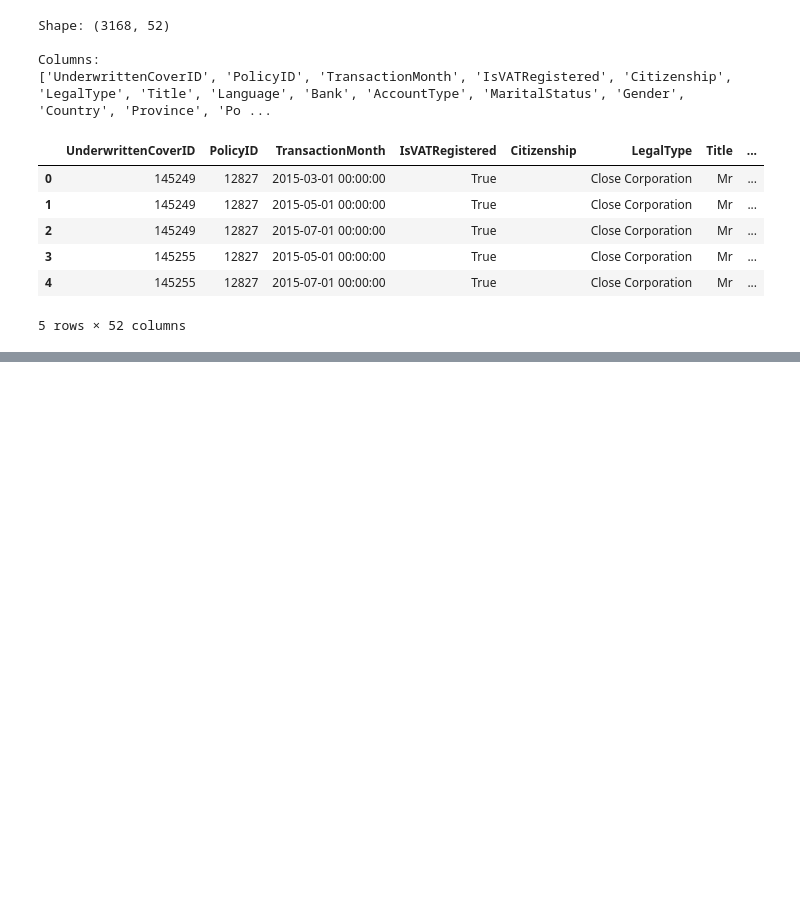
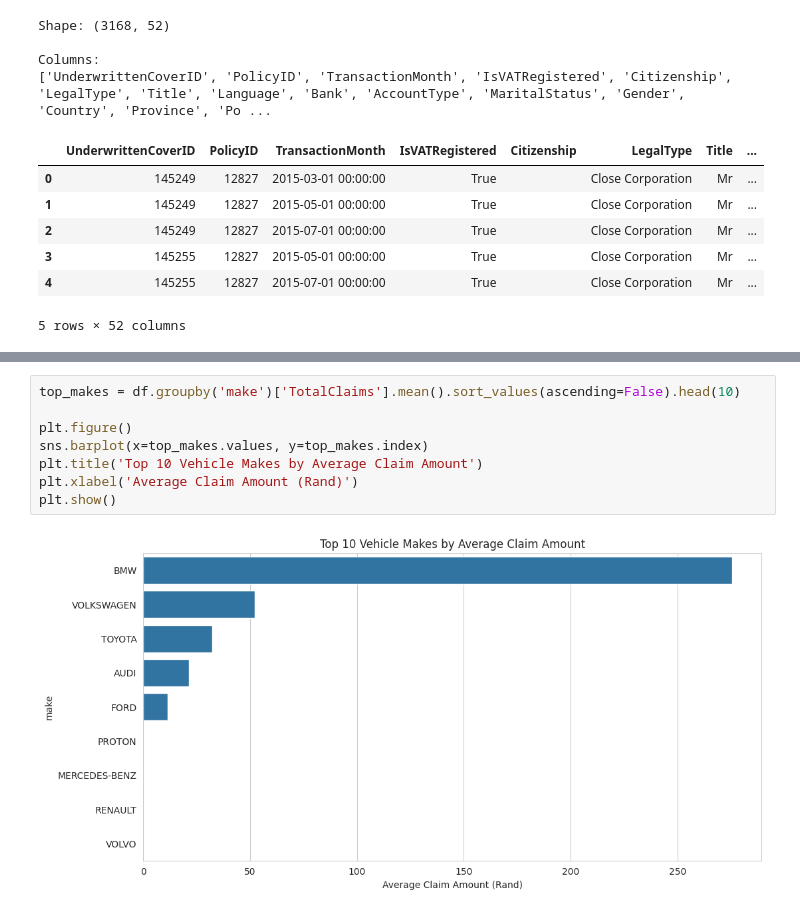
Before and after one commit to Sumeyahassen/insurance-risk-analytics, a Jupyter notebook: notebooks/01_eda.ipynb, the cells around one changed output, grey strips where cells are left out. Cells and saved outputs as stored; diff of their text form; blank space fills up the shorter version.

```diff
--- a/notebooks/01_eda.ipynb
+++ b/notebooks/01_eda.ipynb
@@ -73,0 +188,10 @@ memory usage: 1.2 MB
+# %%
+top_makes = df.groupby('make')['TotalClaims'].mean().sort_values(ascending=False).head(10)
+
+plt.figure()
+sns.barplot(x=top_makes.values, y=top_makes.index)
+plt.title('Top 10 Vehicle Makes by Average Claim Amount')
+plt.xlabel('Average Claim Amount (Rand)')
+plt.show()
+# %% [output]
+[figure, added]
```
Also changed, not shown: parts of 8 cells of this notebook.
